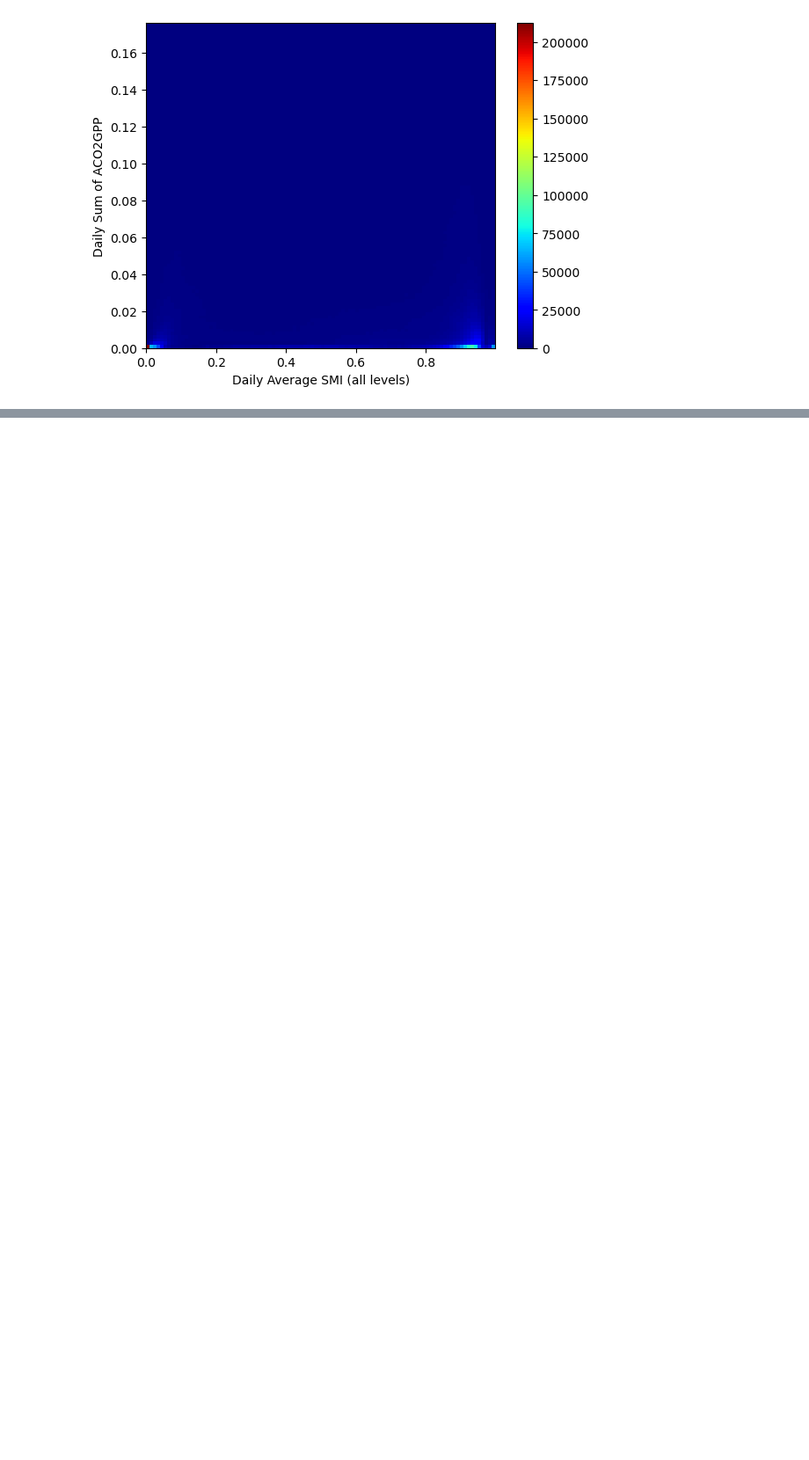
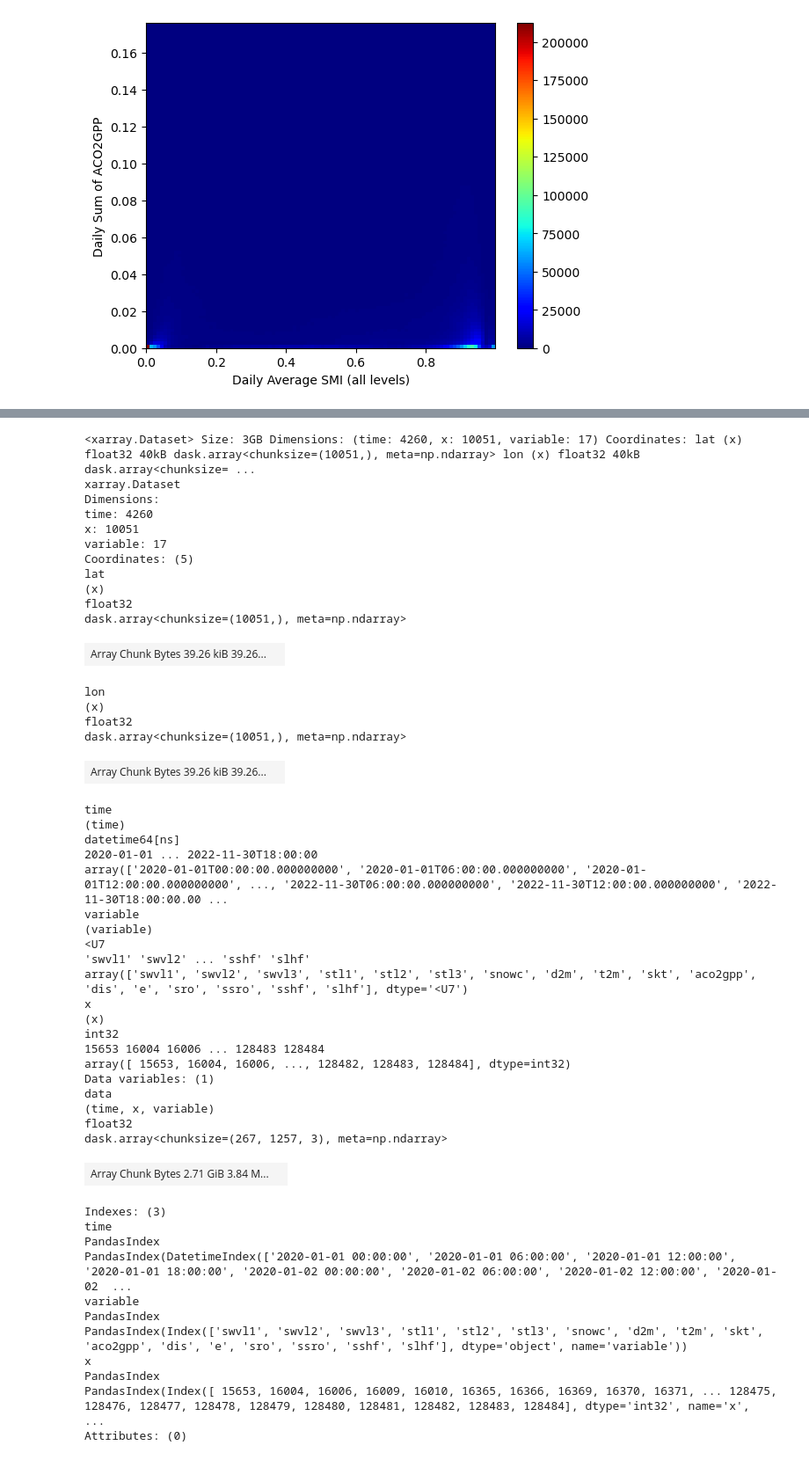
Before and after one commit to ECMWFCode4Earth/ML-BEES, a Jupyter notebook: ML-BEES-eval/physical_consistency.ipynb, the cells around one changed output, grey strips where cells are left out. Shown at 88% size. Saved outputs shown, nothing was run; the diff lists cells and outputs as text; code cells hidden in the pictures; blank space fills up the shorter version.

```diff
--- a/ML-BEES-eval/physical_consistency.ipynb
+++ b/ML-BEES-eval/physical_consistency.ipynb
@@ -261,0 +264,55 @@ plt.show()
+# %%
+# test the water balance equation: delta S=P-E-R -- long-term delta S should be 0 -- yearly?
+eval_ds = xr.open_zarr("/data/ch23/euro_xgb_train_2010_2019_val_2020_2020_diagnostic_v2.zarr")  # Global dataset
+# train_ds = xr.open_zarr("/data/ecland_i6aj_o400_2010_2022_6h_euro.zarr")  # Europe subset
+eval_ds
+# %% [output]
+<xarray.Dataset> Size: 3GB Dimensions: (time: 4260, x: 10051, variable: 17) Coordinates: lat (x) float32 40kB dask.array<chunksize=(10051,), meta=np.ndarray> lon (x) float32 40kB dask.array<chunksize= ...
+xarray.Dataset
+Dimensions:
+time: 4260
+x: 10051
+variable: 17
+Coordinates: (5)
+lat
+(x)
+float32
+dask.array<chunksize=(10051,), meta=np.ndarray>
+| Array Chunk Bytes 39.26 kiB 39.26... |  |
+lon
+(x)
+float32
+dask.array<chunksize=(10051,), meta=np.ndarray>
+| Array Chunk Bytes 39.26 kiB 39.26... |  |
+time
+(time)
+datetime64[ns]
+2020-01-01 ... 2022-11-30T18:00:00
+array(['2020-01-01T00:00:00.000000000', '2020-01-01T06:00:00.000000000', '2020-01-01T12:00:00.000000000', ..., '2022-11-30T06:00:00.000000000', '2022-11-30T12:00:00.000000000', '2022-11-30T18:00:00.00 ...
+variable
+(variable)
+<U7
+'swvl1' 'swvl2' ... 'sshf' 'slhf'
+array(['swvl1', 'swvl2', 'swvl3', 'stl1', 'stl2', 'stl3', 'snowc', 'd2m', 't2m', 'skt', 'aco2gpp', 'dis', 'e', 'sro', 'ssro', 'sshf', 'slhf'], dtype='<U7')
+x
+(x)
+int32
+15653 16004 16006 ... 128483 128484
+array([ 15653, 16004, 16006, ..., 128482, 128483, 128484], dtype=int32)
+Data variables: (1)
+data
+(time, x, variable)
+float32
+dask.array<chunksize=(267, 1257, 3), meta=np.ndarray>
+| Array Chunk Bytes 2.71 GiB 3.84 M... |  |
+Indexes: (3)
+time
+PandasIndex
+PandasIndex(DatetimeIndex(['2020-01-01 00:00:00', '2020-01-01 06:00:00', '2020-01-01 12:00:00', '2020-01-01 18:00:00', '2020-01-02 00:00:00', '2020-01-02 06:00:00', '2020-01-02 12:00:00', '2020-01-02  ...
+variable
+PandasIndex
+PandasIndex(Index(['swvl1', 'swvl2', 'swvl3', 'stl1', 'stl2', 'stl3', 'snowc', 'd2m', 't2m', 'skt', 'aco2gpp', 'dis', 'e', 'sro', 'ssro', 'sshf', 'slhf'], dtype='object', name='variable'))
+x
+PandasIndex
+PandasIndex(Index([ 15653, 16004, 16006, 16009, 16010, 16365, 16366, 16369, 16370, 16371, ... 128475, 128476, 128477, 128478, 128479, 128480, 128481, 128482, 128483, 128484], dtype='int32', name='x',  ...
+Attributes: (0)
```
Also changed, not shown: parts of 7 cells of this notebook.
